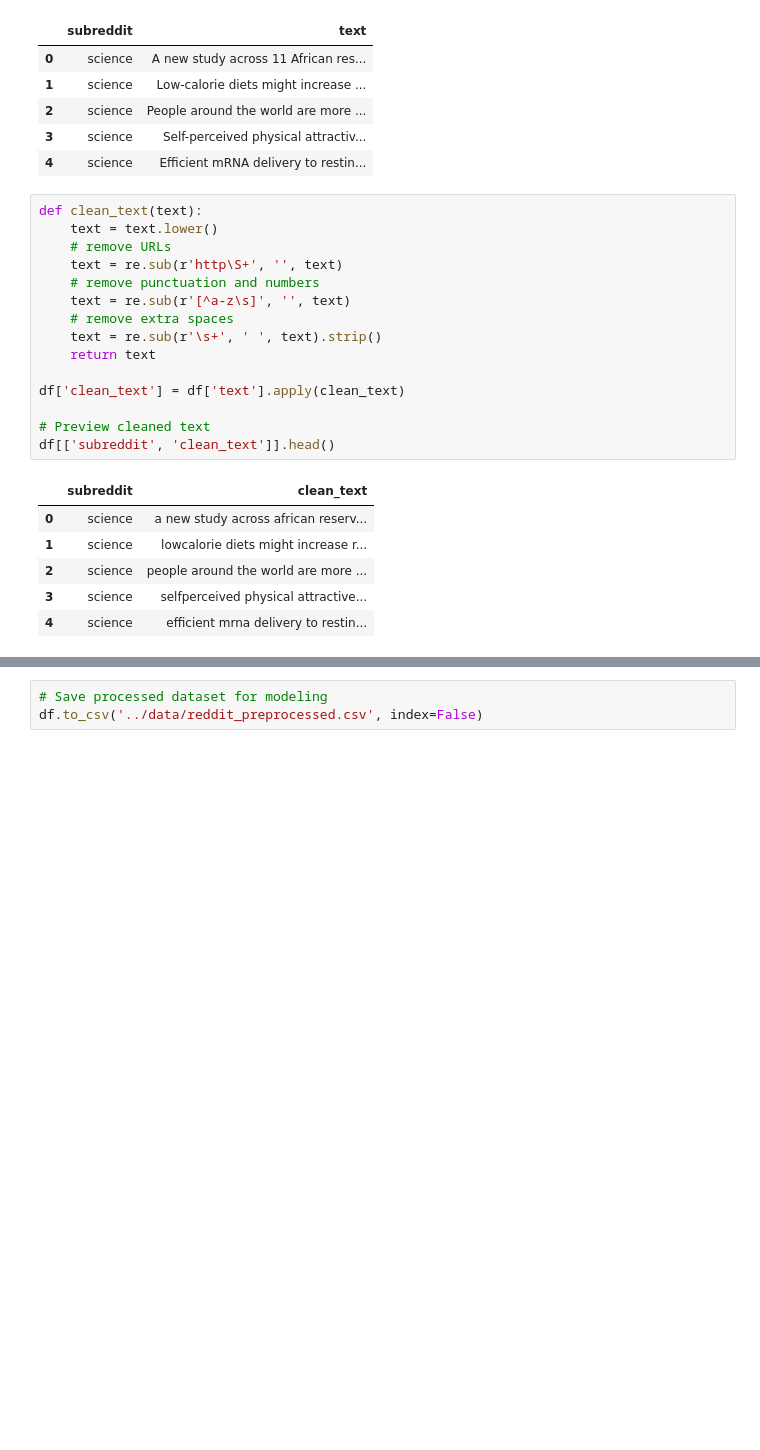
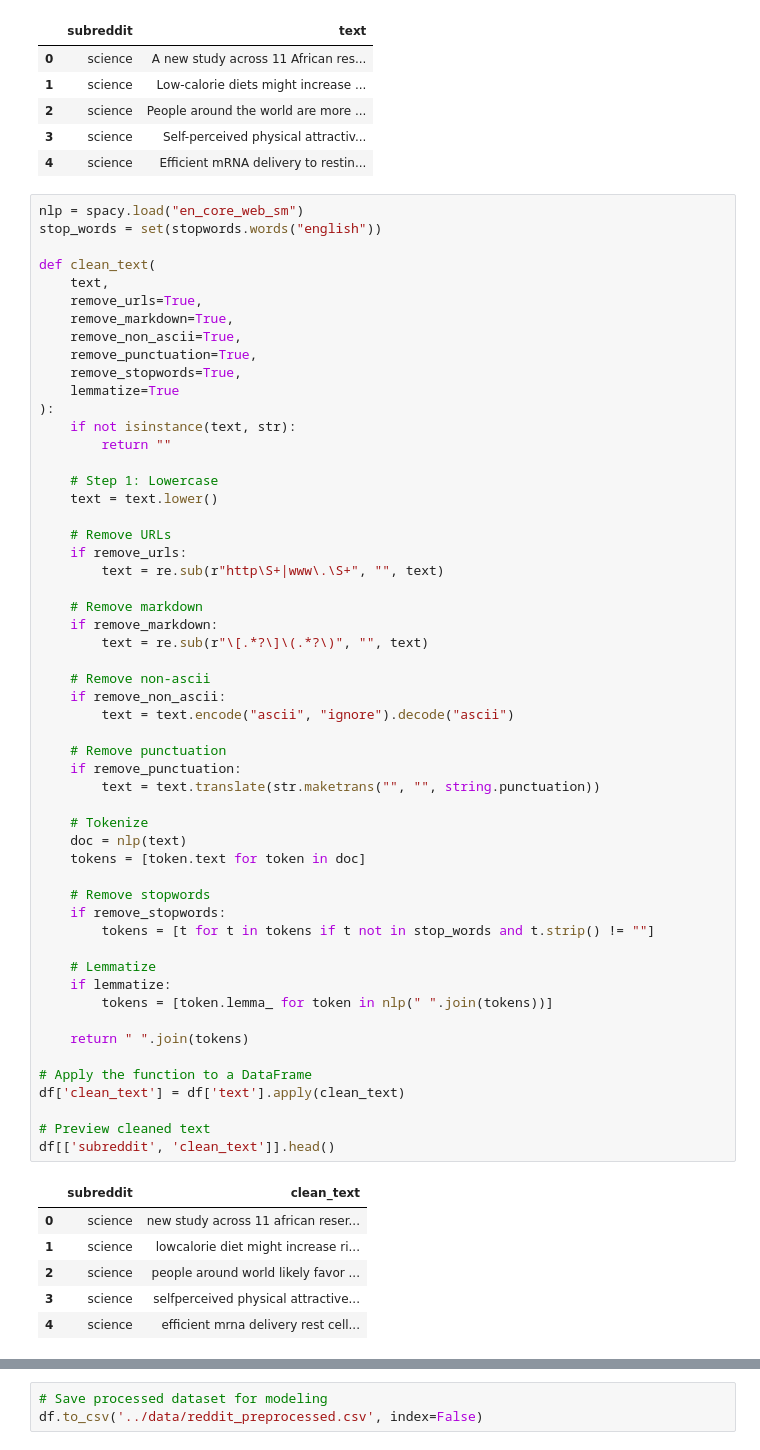
Before and after one commit to tshehadey/reddit-text-mining-project, a Jupyter notebook: notebooks/02_preprocessing.ipynb, the cells around one changed output, grey strips where cells are left out. Drawn from its saved outputs; the diff is of its cells as text; blank space fills up the shorter version.

Commit message:
Updated notebook with text preprocessing and lemmatization

```diff
--- a/notebooks/02_preprocessing.ipynb
+++ b/notebooks/02_preprocessing.ipynb
@@ -31,25 +34,64 @@ df[['subreddit', 'text']].head()
 | 3 | science | Self-perceived physical attractiv... |
 | 4 | science | Efficient mRNA delivery to restin... |
 # %%
-def clean_text(text):
+nlp = spacy.load("en_core_web_sm")
+stop_words = set(stopwords.words("english"))
+
+def clean_text(
+    text,
+    remove_urls=True,
+    remove_markdown=True,
+    remove_non_ascii=True,
+    remove_punctuation=True,
+    remove_stopwords=True,
+    lemmatize=True
+):
+    if not isinstance(text, str):
+        return ""
+
+    # Step 1: Lowercase
     text = text.lower()
-    # remove URLs
-    text = re.sub(r'http\S+', '', text)
-    # remove punctuation and numbers
-    text = re.sub(r'[^a-z\s]', '', text)
-    # remove extra spaces
-    text = re.sub(r'\s+', ' ', text).strip()
-    return text
 
+    # Remove URLs
+    if remove_urls:
+        text = re.sub(r"http\S+|www\.\S+", "", text)
+
+    # Remove markdown
+    if remove_markdown:
+        text = re.sub(r"\[.*?\]\(.*?\)", "", text)
+
+    # Remove non-ascii
+    if remove_non_ascii:
+        text = text.encode("ascii", "ignore").decode("ascii")
+
+    # Remove punctuation
+    if remove_punctuation:
+        text = text.translate(str.maketrans("", "", string.punctuation))
+
+    # Tokenize
+    doc = nlp(text)
+    tokens = [token.text for token in doc]
+
+    # Remove stopwords
+    if remove_stopwords:
+        tokens = [t for t in tokens if t not in stop_words and t.strip() != ""]
+
+    # Lemmatize
+    if lemmatize:
+        tokens = [token.lemma_ for token in nlp(" ".join(tokens))]
+
+    return " ".join(tokens)
+
+# Apply the function to a DataFrame
 df['clean_text'] = df['text'].apply(clean_text)
 
 # Preview cleaned text
 df[['subreddit', 'clean_text']].head()
 # %% [output]
 |  | subreddit | clean_text |
-| 0 | science | a new study across african reserv... |
-| 1 | science | lowcalorie diets might increase r... |
-| 2 | science | people around the world are more ... |
+| 0 | science | new study across 11 african reser... |
+| 1 | science | lowcalorie diet might increase ri... |
+| 2 | science | people around world likely favor ... |
 | 3 | science | selfperceived physical attractive... |
-| 4 | science | efficient mrna delivery to restin... |
+| 4 | science | efficient mrna delivery rest cell... |
 # %%
```
Also changed, not shown: parts of 7 cells of this notebook, 2 other files.
